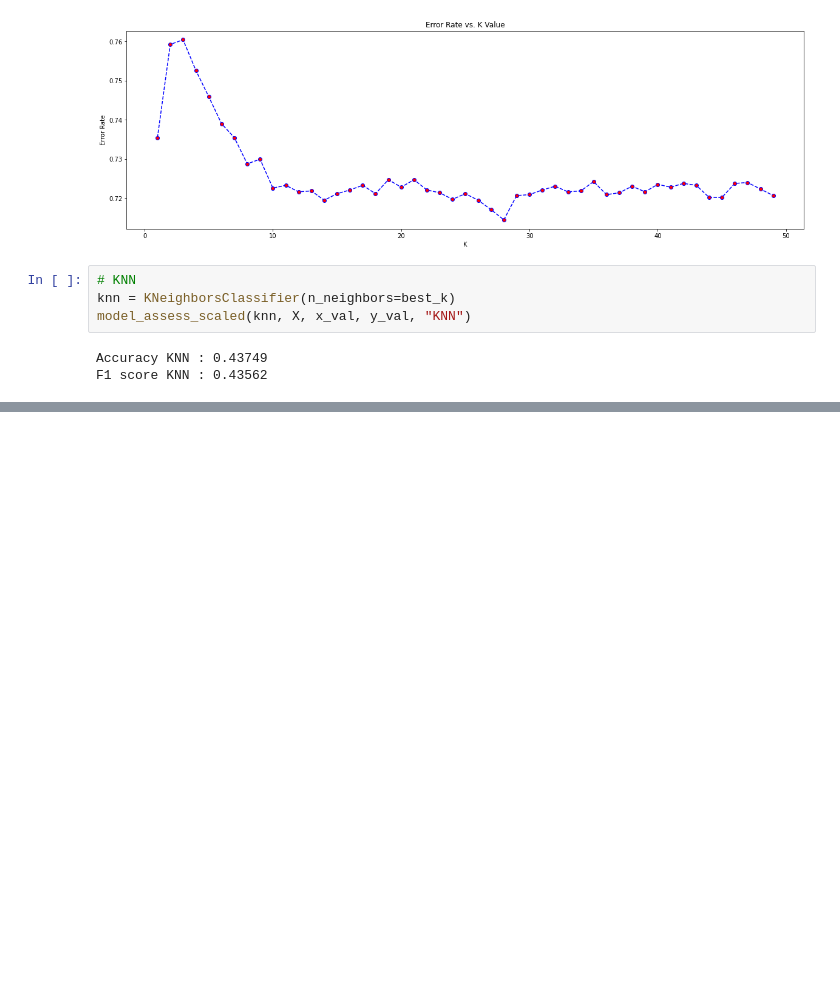
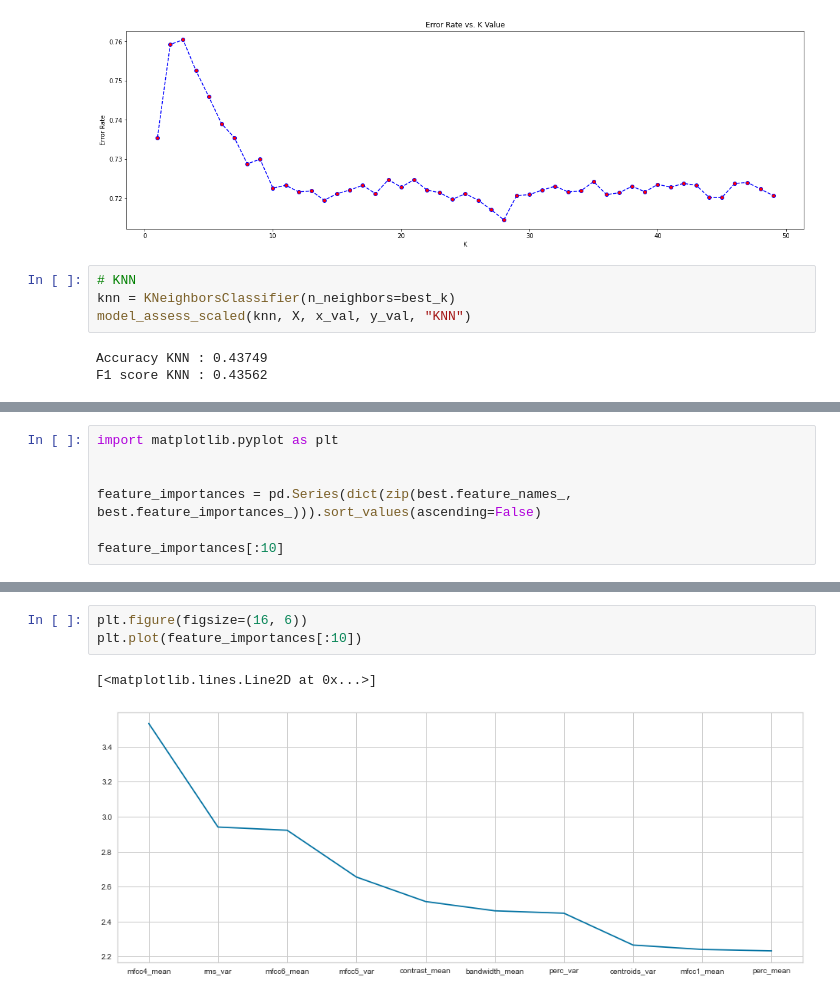
Before and after one commit to SprinTech/sound-recognizer, a Jupyter notebook: ml/notebooks/key_features/4.0 model_exploration.ipynb, the cells around one changed output, grey strips where cells are left out. Drawn from its saved outputs; the diff is of its cells as text; blank space fills up the shorter version.

```diff
--- a/ml/notebooks/key_features/4.0 model_exploration.ipynb
+++ b/ml/notebooks/key_features/4.0 model_exploration.ipynb
@@ -340,0 +344,7 @@ NameError: name 'tuned_xgboost' is not defined
+# %%
+import matplotlib.pyplot as plt
+
+
+feature_importances = pd.Series(dict(zip(best.feature_names_, best.feature_importances_))).sort_values(ascending=False)
+
+feature_importances[:10]
@@ -340,0 +363,6 @@ NameError: name 'tuned_xgboost' is not defined
+# %%
+plt.figure(figsize=(16, 6))
+plt.plot(feature_importances[:10])
+# %% [output]
+[<matplotlib.lines.Line2D at 0x...>]
+[figure, added]
```
Also changed, not shown: parts of 11 cells of this notebook, 6 other files.
